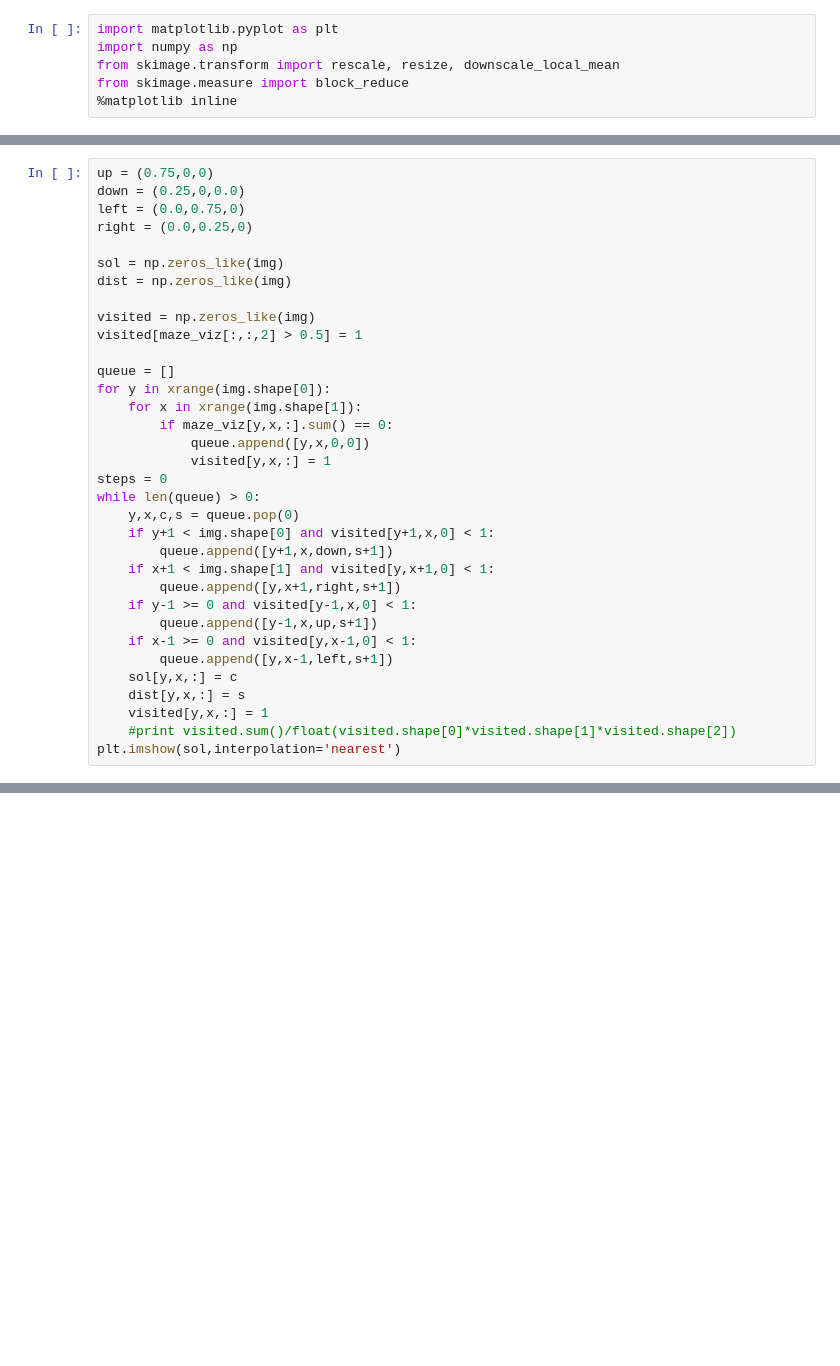
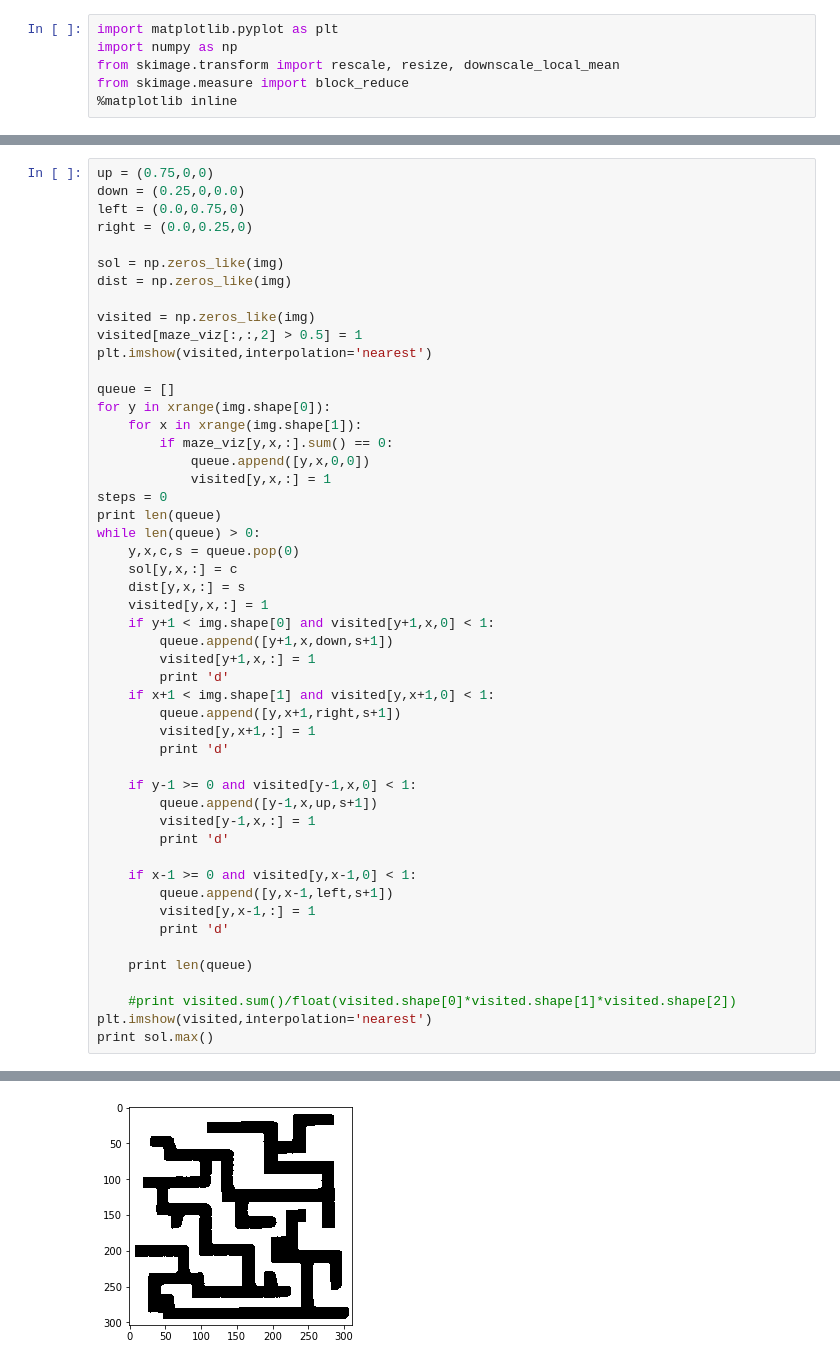
Before and after one commit to leonidk/apriltrack, a Jupyter notebook: maze_solve.ipynb, the cells around one changed output, grey strips where cells are left out. Saved outputs shown, nothing was run; the diff lists cells and outputs as text; blank space fills up the shorter version.

```diff
--- a/maze_solve.ipynb
+++ b/maze_solve.ipynb
@@ -65,6 +67,7 @@ dist = np.zeros_like(img)
 
 visited = np.zeros_like(img)
 visited[maze_viz[:,:,2] > 0.5] = 1
+plt.imshow(visited,interpolation='nearest')
 
 queue = []
 for y in xrange(img.shape[0]):
@@ -73,18 +76,34 @@ for y in xrange(img.shape[0]):
             queue.append([y,x,0,0])
             visited[y,x,:] = 1
 steps = 0
+print len(queue)
 while len(queue) > 0:
     y,x,c,s = queue.pop(0)
-    if y+1 < img.shape[0] and visited[y+1,x,0] < 1:
-        queue.append([y+1,x,down,s+1])
-    if x+1 < img.shape[1] and visited[y,x+1,0] < 1:
-        queue.append([y,x+1,right,s+1])
-    if y-1 >= 0 and visited[y-1,x,0] < 1:
-        queue.append([y-1,x,up,s+1])
-    if x-1 >= 0 and visited[y,x-1,0] < 1:
-        queue.append([y,x-1,left,s+1])
     sol[y,x,:] = c
     dist[y,x,:] = s
     visited[y,x,:] = 1
+    if y+1 < img.shape[0] and visited[y+1,x,0] < 1:
+        queue.append([y+1,x,down,s+1])
+        visited[y+1,x,:] = 1
+        print 'd'
+    if x+1 < img.shape[1] and visited[y,x+1,0] < 1:
+        queue.append([y,x+1,right,s+1])
+        visited[y,x+1,:] = 1
+        print 'd'
+
+    if y-1 >= 0 and visited[y-1,x,0] < 1:
+        queue.append([y-1,x,up,s+1])
+        visited[y-1,x,:] = 1
+        print 'd'
+
+    if x-1 >= 0 and visited[y,x-1,0] < 1:
+        queue.append([y,x-1,left,s+1])
+        visited[y,x-1,:] = 1
+        print 'd'
+
+    print len(queue)
+
     #print visited.sum()/float(visited.shape[0]*visited.shape[1]*visited.shape[2])
-plt.imshow(sol,interpolation='nearest')
+plt.imshow(visited,interpolation='nearest')
+print sol.max()
+# %% [output]
@@ -91,3 +127,4 @@ plt.imshow(sol,interpolation='nearest')
+[figure, added]
 # %%
 target_pos = np.zeros([sol.shape[0],sol.shape[1],3]) #only using 0 and 1
 visited =  np.zeros([sol.shape[0],sol.shape[1]])
```
Also changed, not shown: parts of 4 cells of this notebook, 1 other file.
